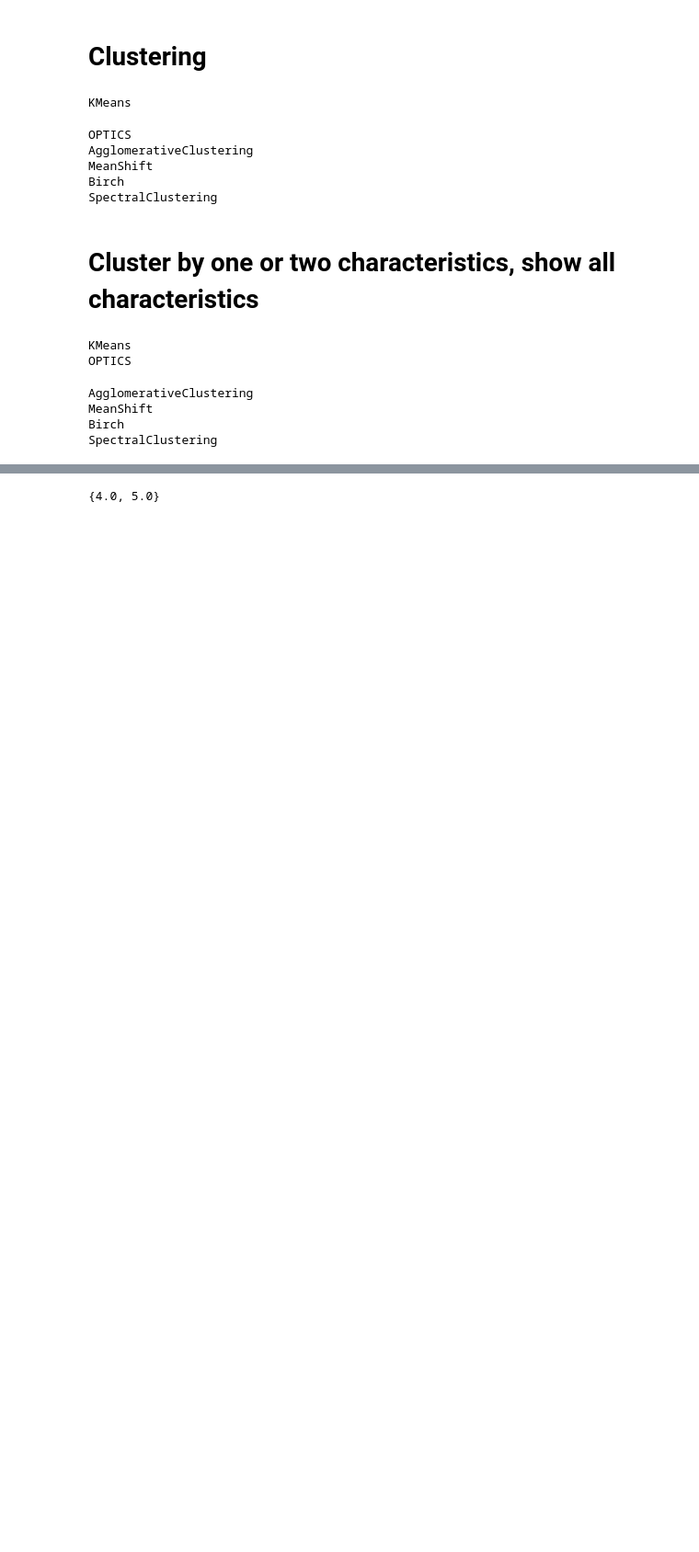
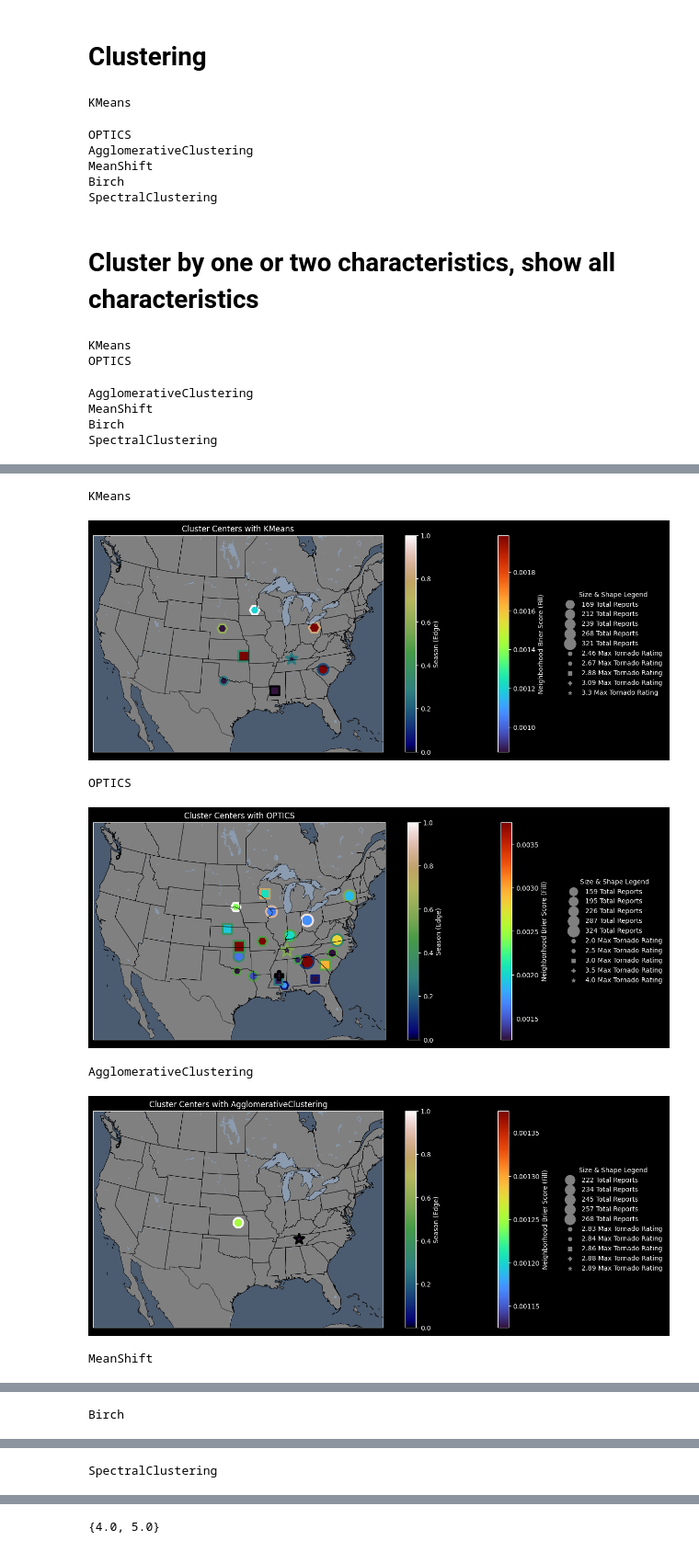
Before and after one commit to milesepstein13/severe-thunderstorm-analysis, a Jupyter notebook: clustering.ipynb, the cells around one changed output, grey strips where cells are left out. Shown at 92% size. Drawn from its saved outputs; the diff is of its cells as text; code cells hidden in the pictures; blank space fills up the shorter version.

Commit message:
added code for plotting cluster centers on map

```diff
--- a/clustering.ipynb
+++ b/clustering.ipynb
@@ -335,7 +343,7 @@ SpectralClustering
 # %% [markdown]
 # Cluster by one or two characteristics, show all characteristics
 # %%
-def cluster_partial(dataset, cluster_vars, clustering_algorithms, save = True, save_loc = None, show = False, sizekey='REPORT_NUM', sizestring = 'Total Reports', colorkey= 'NEIGH_NUM', colorstring = 'Neighborhood Brier Score', fill_cmap = 'turbo', shapekey = 'TOR_F', shapestring = 'Max Tornado Rating', edgekey = 'SEASON', edgestring = 'Season', edge_cmap = 'gist_earth'):
+def cluster_partial(dataset, cluster_vars, clustering_algorithms):
     # clusters data in given variables and returns dictionary (by cluster method) of lists of datasets of points in each cluster
     new_data, means, stds = standardize_dataset(dataset)
 
@@ -354,7 +362,7 @@ def cluster_partial(dataset, cluster_vars, clustering_algorithms, save = True, s
 unstandardized_data = data.sel(time = pph_dates)
 unstandardized_data = unstandardized_data.where(unstandardized_data['MAX_CAT'] >= 4, drop = True)
 
-d = cluster_partial(unstandardized_data, ['LAT_NUM', 'LON_NUM'], clustering_algorithms, save = False, show = True)
+d = cluster_partial(unstandardized_data, ['LAT_NUM', 'LON_NUM'], clustering_algorithms)
 # %% [output]
 KMeans
 OPTICS
@@ -383,0 +373,41 @@ Data variables: (12/17)
+# %%
+# TODO: summarize/plot (for multiple subsets)
+def summarize_clusters(d, savepath,
+                       showmap = True, savemap = True,
+                       xkey = 'LON_NUM', xstring = '', ykey = 'LAT_NUM', ystring = '', sizekey='REPORT_NUM', sizestring = 'Total Reports', colorkey= 'NEIGH_NUM', colorstring = 'Neighborhood Brier Score', fill_cmap = 'turbo', shapekey = 'TOR_F', shapestring = 'Max Tornado Rating', edgekey = 'SEASON', edgestring = 'Season', edge_cmap = 'gist_earth',
+                       showgraph = True, savegraph = True,
+                       showtext = True, savetext = True):
+    for name in d.keys():
+        print(name)
+        datasets = d[name]
+
+        if savemap or savegraph or savetext:
+            if not os.path.exists(savepath + name):
+                os.makedirs(savepath + name)
+
+        keys = list(datasets[0].keys())
+        centers = np.empty((len(datasets), len(keys)))
+
+        for dataset, i in zip(datasets, range(len(datasets))):
+            center = dataset.to_array(dim = 'time').data.mean(axis = 1)
+            centers[i, :] = center
+
+            if showgraph or savegraph:
+                1 # make graph
+            if showtext or savetext:
+                1 # make text
+
+        if showmap or savemap:
+            1
+            # call map function
+            plot_clusters(centers, keys, save_location= savepath, save = savemap, show = showmap, cluster_method = name, xkey = xkey, xstring = xstring, ykey = ykey, ystring = ystring, sizekey = sizekey, sizestring = sizestring, colorkey = colorkey, colorstring = colorstring, fill_cmap = fill_cmap, shapekey = shapekey, shapestring = shapestring, edgekey = edgekey, edgestring = edgestring, edge_cmap = edge_cmap)
+
+summarize_clusters(d, 'plots/clustering/latlon/', showmap = False)
+# %% [output]
+KMeans
+[figure, added]
+OPTICS
+[figure, added]
+AgglomerativeClustering
+[figure, added]
+MeanShift
@@ -383,0 +415 @@ Data variables: (12/17)
+Birch
@@ -383,0 +417 @@ Data variables: (12/17)
+SpectralClustering
```
Also changed, not shown: parts of 3 cells of this notebook, 6 other files.
